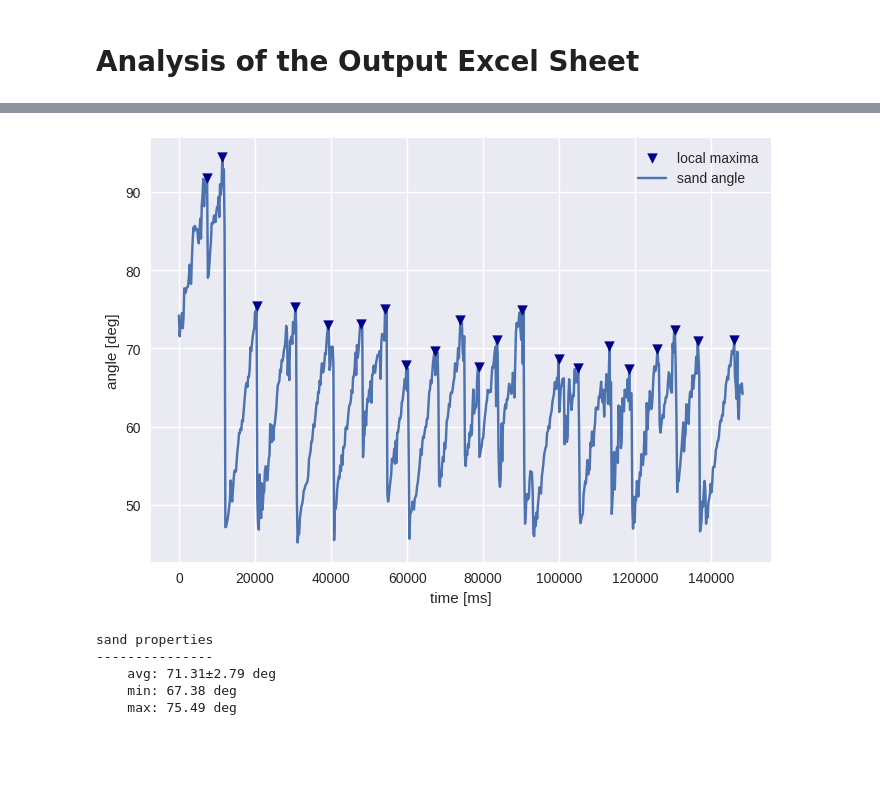
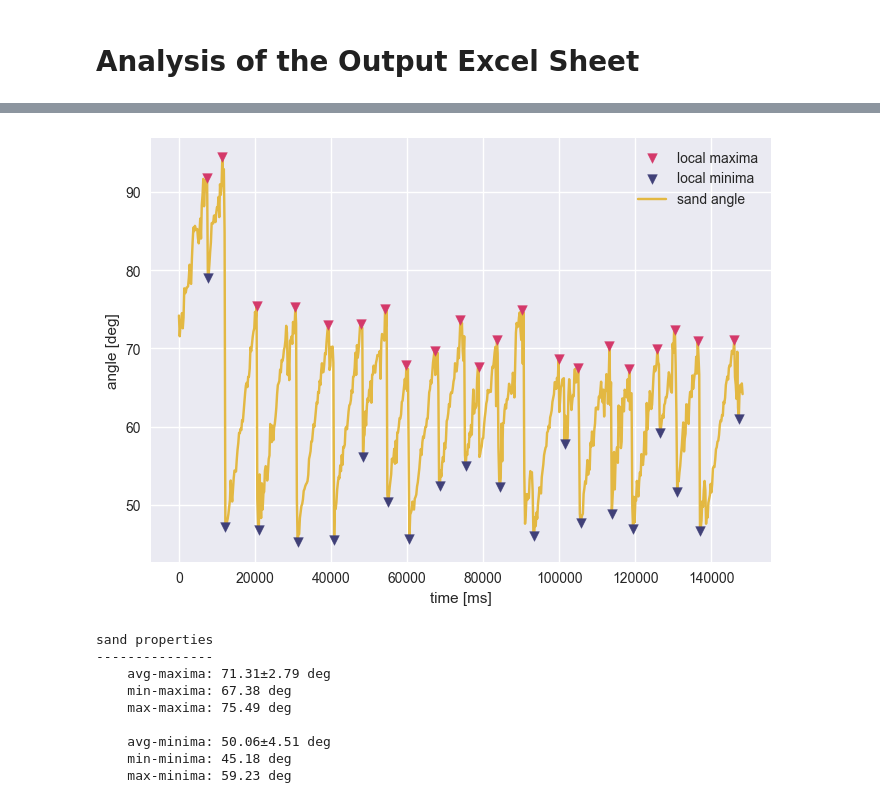
Before and after one commit to feiler98/SandVision, a Jupyter notebook: example_out/W3-6400-3200-nr25_red_analysis.ipynb, the cells around one changed output, grey strips where cells are left out. Drawn from its saved outputs; the diff is of its cells as text; code cells hidden in the pictures; blank space fills up the shorter version.

```diff
--- a/example_out/W3-6400-3200-nr25_red_analysis.ipynb
+++ b/example_out/W3-6400-3200-nr25_red_analysis.ipynb
@@ -81,0 +106,7 @@ max_signal
+# %%
+# creating a minima list
+list_peaks = list(df["angle_h_abs_sand"])
+max_val = max(list_peaks)
+min_to_max = [abs(x-max_val) for x in list_peaks]
+min_signal = list(signal.find_peaks(min_to_max, distance=20, prominence=3)[0])
+min_signal
@@ -82,32 +134,47 @@ max_signal
 # %%
 plt.style.use('seaborn-v0_8')
-plt.scatter(np.array(df["rel_time"])[max_signal], np.array(df["angle_h_abs_sand"])[max_signal], label="local maxima", marker="v", color="darkblue", zorder=2)
-plt.plot(df["rel_time"], df["angle_h_abs_sand"], label="sand angle", zorder=1)
+plt.scatter(np.array(df["rel_time"])[max_signal], np.array(df["angle_h_abs_sand"])[max_signal], label="local maxima", marker="v", color="#d4396a", zorder=2)
+plt.scatter(np.array(df["rel_time"])[min_signal], np.array(df["angle_h_abs_sand"])[min_signal], label="local minima", marker="v", color="#404078", zorder=2)
+plt.plot(df["rel_time"], df["angle_h_abs_sand"], label="sand angle", zorder=1, color="#e3b842")
 plt.xlabel("time [ms]")
 plt.ylabel("angle [deg]")
 plt.legend()
 plt.savefig("sand_angle__W3_example.png", bbox_inches="tight", dpi=150)
 plt.show()
 # %% [output]
-[figure, old version]
+[figure, new version]
 # %%
 # first 2 beaks originate from initial sand-packing --> sand loses robustness post first sand-slide (sand is clumpy and does not rejoin the "main sand-body")
 arr_local_maxima = np.array(df["angle_h_abs_sand"])[max_signal][2::]
 min_val = min(arr_local_maxima)
 max_val = max(arr_local_maxima)
 avg_val = sum(arr_local_maxima)/len(arr_local_maxima)
-std_err = stats.tstd(arr_local_maxima)
+std = stats.tstd(arr_local_maxima)
+
+arr_local_minima = np.array(df["angle_h_abs_sand"])[min_signal][1:-1]
+min_val_m = min(arr_local_minima)
+max_val_m = max(arr_local_minima)
+avg_val_m = sum(arr_local_minima)/len(arr_local_minima)
+std_m = stats.tstd(arr_local_minima)
 
 print(f"""
 sand properties
 ---------------
-    avg: {round(avg_val, 2)}±{round(std_err, 2)} deg
-    min: {round(min_val, 2)} deg
-    max: {round(max_val, 2)} deg
+    avg-maxima: {round(avg_val, 2)}±{round(std, 2)} deg
+    min-maxima: {round(min_val, 2)} deg
+    max-maxima: {round(max_val, 2)} deg
+
+    avg-minima: {round(avg_val_m, 2)}±{round(std_m, 2)} deg
+    min-minima: {round(min_val_m, 2)} deg
+    max-minima: {round(max_val_m, 2)} deg
 """)
 # %% [output]
 sand properties
 ---------------
-    avg: 71.31±2.79 deg
-    min: 67.38 deg
-    max: 75.49 deg
+    avg-maxima: 71.31±2.79 deg
+    min-maxima: 67.38 deg
+    max-maxima: 75.49 deg
+
+    avg-minima: 50.06±4.51 deg
+    min-minima: 45.18 deg
+    max-minima: 59.23 deg
```
Also changed, not shown: parts of 6 cells of this notebook, 5 other files.
